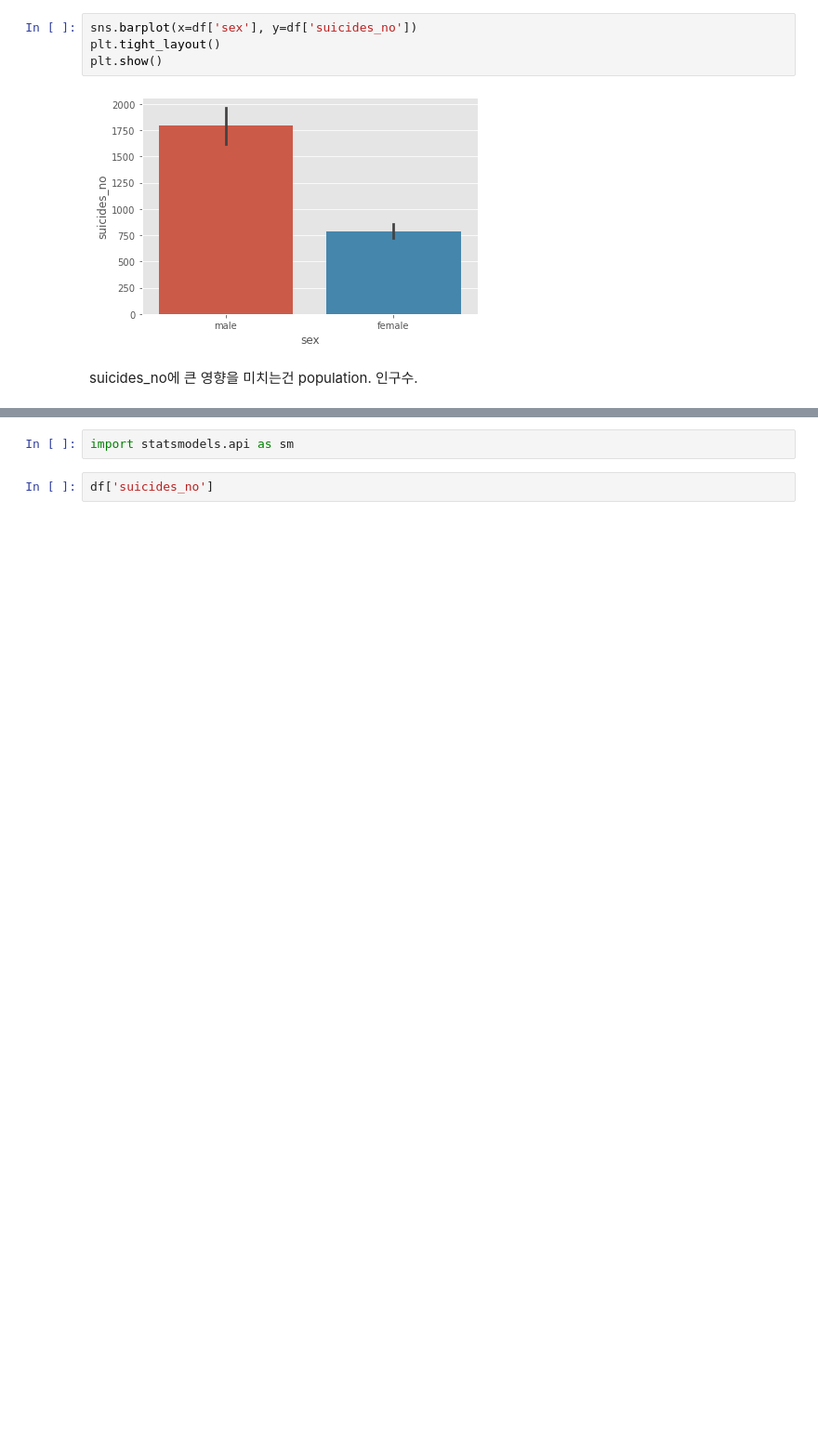
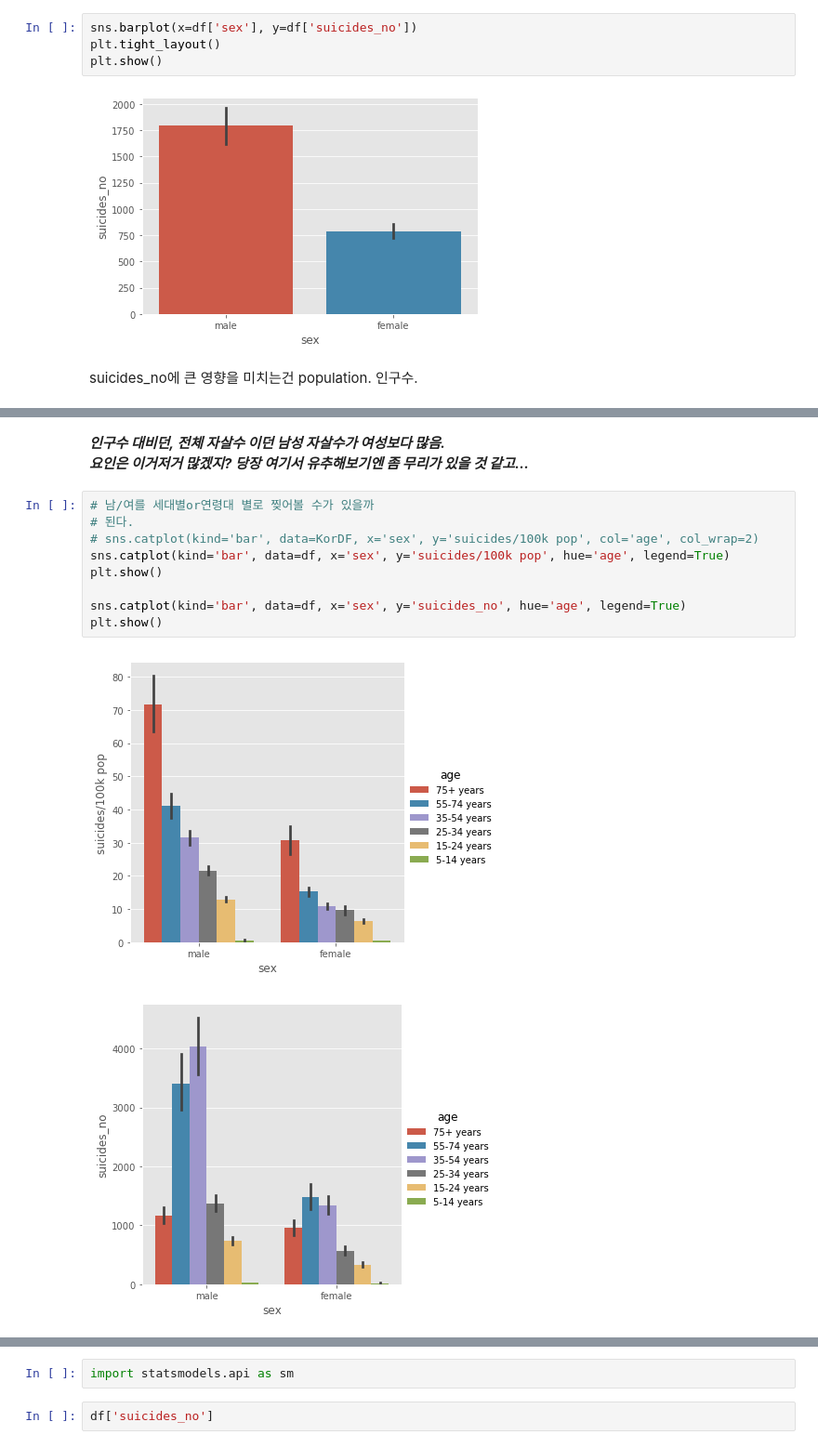
Before and after one commit to skdbsxir/DS-Studying, a Jupyter notebook: [Self Project]/X001-3. Suicides Rates Overview.ipynb, the cells around one changed output, grey strips where cells are left out. Shown: that part at 93% size. Saved outputs shown, nothing was run; the diff lists cells and outputs as text; blank space fills up the shorter version.

```diff
--- a/[Self Project]/X001-3. Suicides Rates Overview.ipynb
+++ b/[Self Project]/X001-3. Suicides Rates Overview.ipynb
@@ -364 +364,16 @@ plt.show()
 [figure]
+# %% [markdown]
+***인구수 대비던, 전체 자살수 이던 남성 자살수가 여성보다 많음.***  <br>
+***요인은 이거저거 많겠지? 당장 여기서 유추해보기엔 좀 무리가 있을 것 같고...***
+# %%
+# 남/여를 세대별or연령대 별로 찢어볼 수가 있을까
+# 된다.
+# sns.catplot(kind='bar', data=KorDF, x='sex', y='suicides/100k pop', col='age', col_wrap=2)
+sns.catplot(kind='bar', data=df, x='sex', y='suicides/100k pop', hue='age', legend=True)
+plt.show()
+
+sns.catplot(kind='bar', data=df, x='sex', y='suicides_no', hue='age', legend=True)
+plt.show()
+# %% [output]
+[figure, added]
+[figure, added]
```
Also changed, not shown: parts of 6 cells of this notebook.
